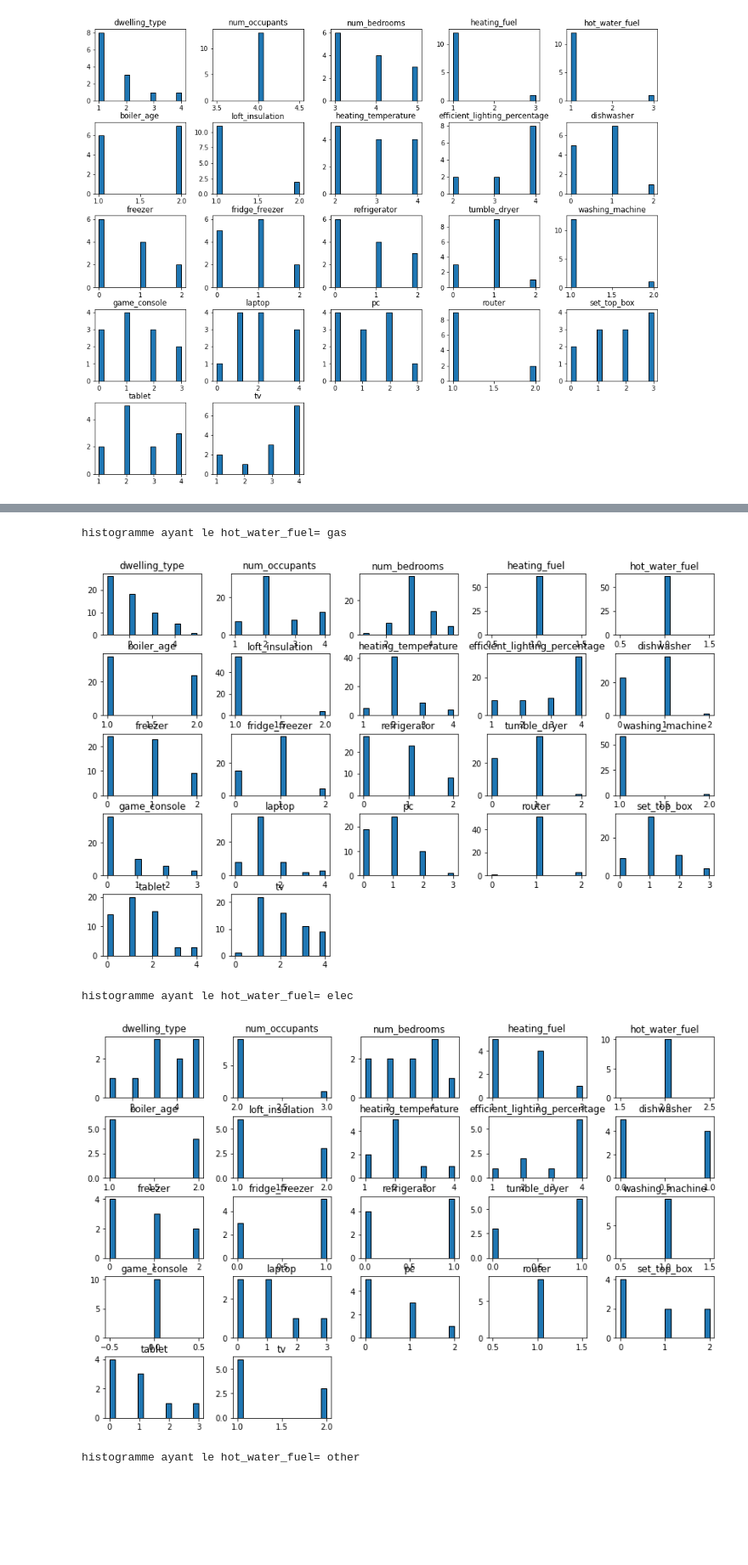
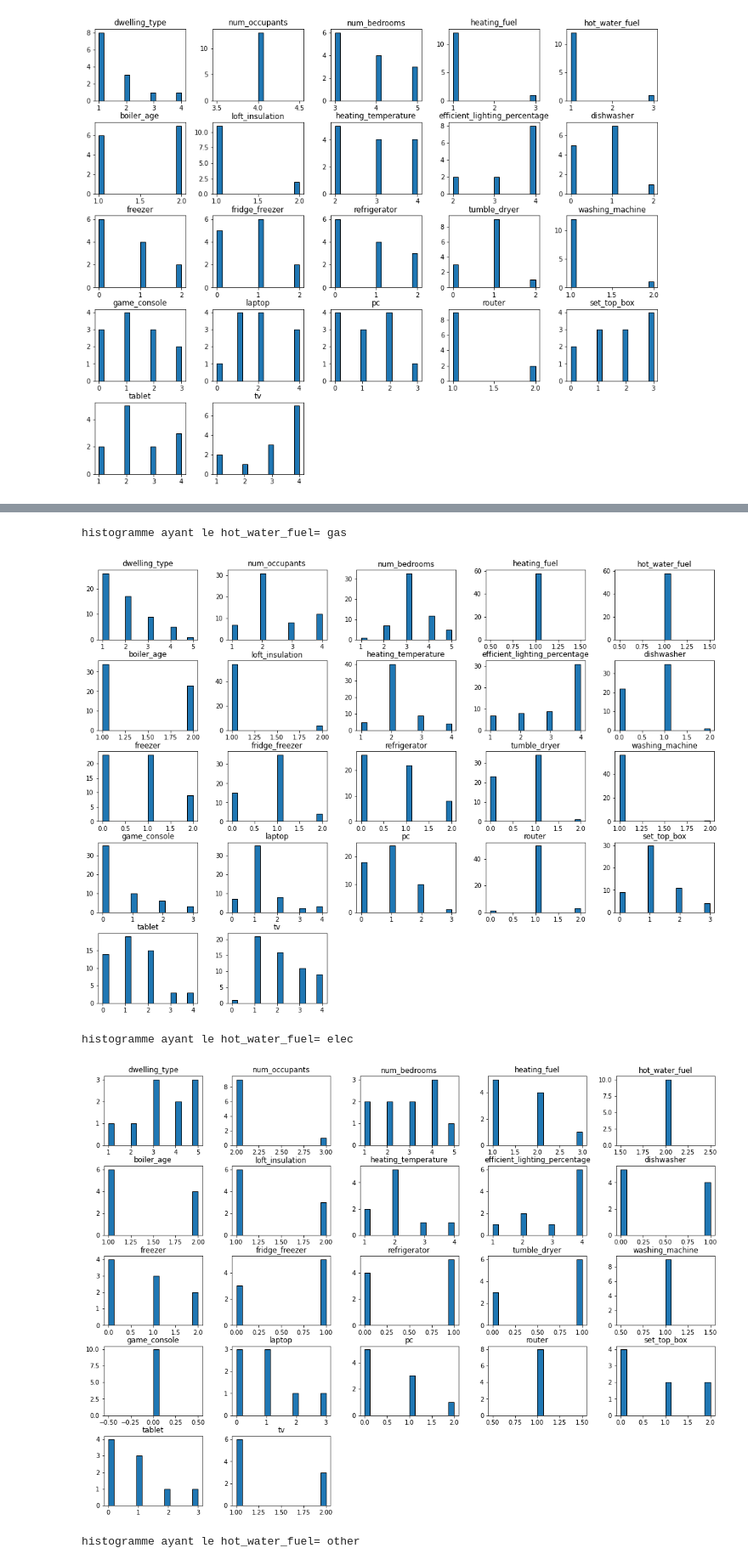
Before and after one commit to nizarnasraoui9/IEE-competition, a Jupyter notebook: Untitled6.ipynb, the cells around one changed output, grey strips where cells are left out. Shown at 85% size. Cells and saved outputs as stored; diff of their text form; code cells hidden in the pictures; blank space fills up the shorter version.

```diff
--- a/Untitled6.ipynb
+++ b/Untitled6.ipynb
@@ -4,7 +4,7 @@ import matplotlib.pyplot as plt
 import pandas as pd
 import seaborn as sns
 # %%
-df=pd.read_csv('addInfo.csv')
+df=pd.read_csv('add-infos-filtre.csv')
 # %%
 print("visualisation des données manquantes: ")
 sns.heatmap(df.isnull(), cbar=False)
@@ -139,12 +139,12 @@ remarque: il n'existe pas de maisons ou le boiler_age est old ayant 3 tablettes
 # %%
 for i in range (0,len(hot_water_fuel)):
     print("histogramme ayant le hot_water_fuel= " + hot_water_fuel[i])
     ht=(df.hot_water_fuel==i+1)
-    df[ht].hist(figsize=(14, 9),bins=16,linewidth='1',edgecolor='k',grid=False)
+    df[ht].hist(figsize=(18, 13),bins=16,linewidth='1',edgecolor='k',grid=False)
     plt.show()
 # %% [output]
 histogramme ayant le hot_water_fuel= gas
-[figure, old version]
+[figure, new version]
 histogramme ayant le hot_water_fuel= elec
-[figure, old version]
+[figure, new version]
 histogramme ayant le hot_water_fuel= other
```
Also changed, not shown: parts of 16 cells of this notebook.
